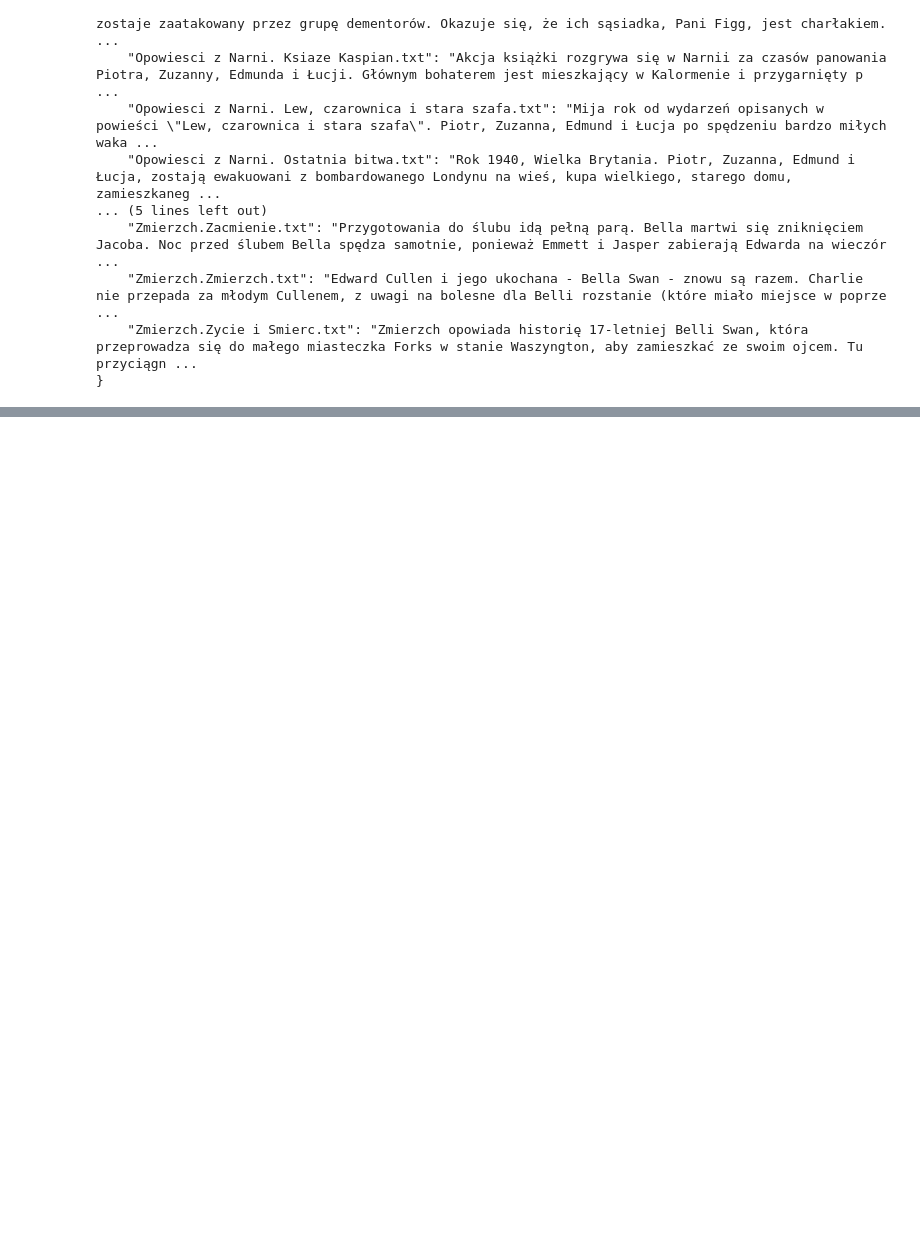
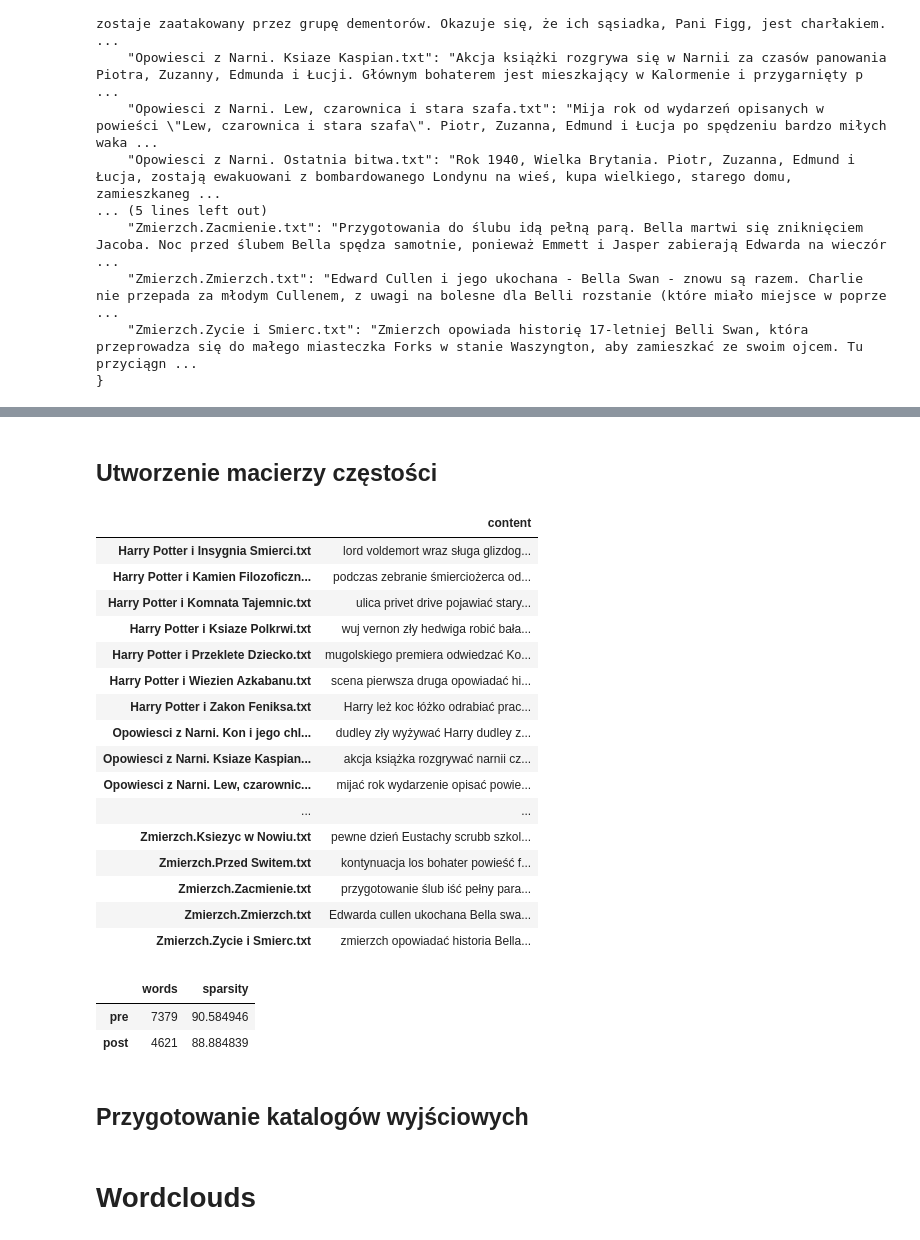
Before and after one commit to Majbor1/TextMining, a Jupyter notebook: text_mining.ipynb, the cells around one changed output, grey strips where cells are left out. Drawn from its saved outputs; the diff is of its cells as text; code cells hidden in the pictures; blank space fills up the shorter version.

```diff
--- a/text_mining.ipynb
+++ b/text_mining.ipynb
@@ -31,8 +42,8 @@ files_names = corpus.fileids()
 # %%
-documets_dict = {}
+documents_dict = {}
 for file_name in files_names:
-    documets_dict[file_name] = corpus.raw(file_name)
-print(json.dumps(documets_dict, indent=4, ensure_ascii=False))
+    documents_dict[file_name] = corpus.raw(file_name)
+print_dict(documents_dict)
 # %% [output]
 {
     "Harry Potter i Insygnia Smierci.txt": "Lord Voldemort, wraz ze swoim sługą Glizdogonem przybywa do domu należącego niegdyś do rodziny Riddle'ów położonego w Little Hangleton. Tam układają plan do ...
@@ -168,0 +211,24 @@ SyntaxError: unmatched ')' (2055210650.py, line 3)
+# %% [markdown]
+
+## Utworzenie macierzy częstości
+# %%
+documents_df_post = pd.DataFrame.from_dict(documents_dict, orient='index', columns=['content'])
+documents_df_post
+# %% [output]
+|  | content |
+| Harry Potter i Insygnia Smierci.txt | lord voldemort wraz sługa glizdog... |
+| Harry Potter i Kamien Filozoficzn... | podczas zebranie śmierciożerca od... |
+| Harry Potter i Komnata Tajemnic.txt | ulica privet drive pojawiać stary... |
+| Harry Potter i Ksiaze Polkrwi.txt | wuj vernon zły hedwiga robić bała... |
+| Harry Potter i Przeklete Dziecko.txt | mugolskiego premiera odwiedzać Ko... |
+| Harry Potter i Wiezien Azkabanu.txt | scena pierwsza druga opowiadać hi... |
+| Harry Potter i Zakon Feniksa.txt | Harry leż koc łóżko odrabiać prac... |
+| Opowiesci z Narni. Kon i jego chl... | dudley zły wyżywać Harry dudley z... |
+| Opowiesci z Narni. Ksiaze Kaspian... | akcja książka rozgrywać narnii cz... |
+| Opowiesci z Narni. Lew, czarownic... | mijać rok wydarzenie opisać powie... |
+| ... | ... |
+| Zmierzch.Ksiezyc w Nowiu.txt | pewne dzień Eustachy scrubb szkol... |
+| Zmierzch.Przed Switem.txt | kontynuacja los bohater powieść f... |
+| Zmierzch.Zacmienie.txt | przygotowanie ślub iść pełny para... |
+| Zmierzch.Zmierzch.txt | Edwarda cullen ukochana Bella swa... |
+| Zmierzch.Zycie i Smierc.txt | zmierzch opowiadać historia Bella... |
@@ -168,0 +247,9 @@ SyntaxError: unmatched ')' (2055210650.py, line 3)
+# %%
+matrices = pd.DataFrame.from_dict(matrices, orient='index')
+display(matrices)
+# %% [output]
+|  | words | sparsity |
+| pre | 7379 | 90.584946 |
+| post | 4621 | 88.884839 |
+# %% [markdown]
+## Przygotowanie katalogów wyjściowych
@@ -168,0 +265,2 @@ SyntaxError: unmatched ')' (2055210650.py, line 3)
+# %% [markdown]
+# Wordclouds
```
Also changed, not shown: parts of 24 cells of this notebook, 38 other files.
